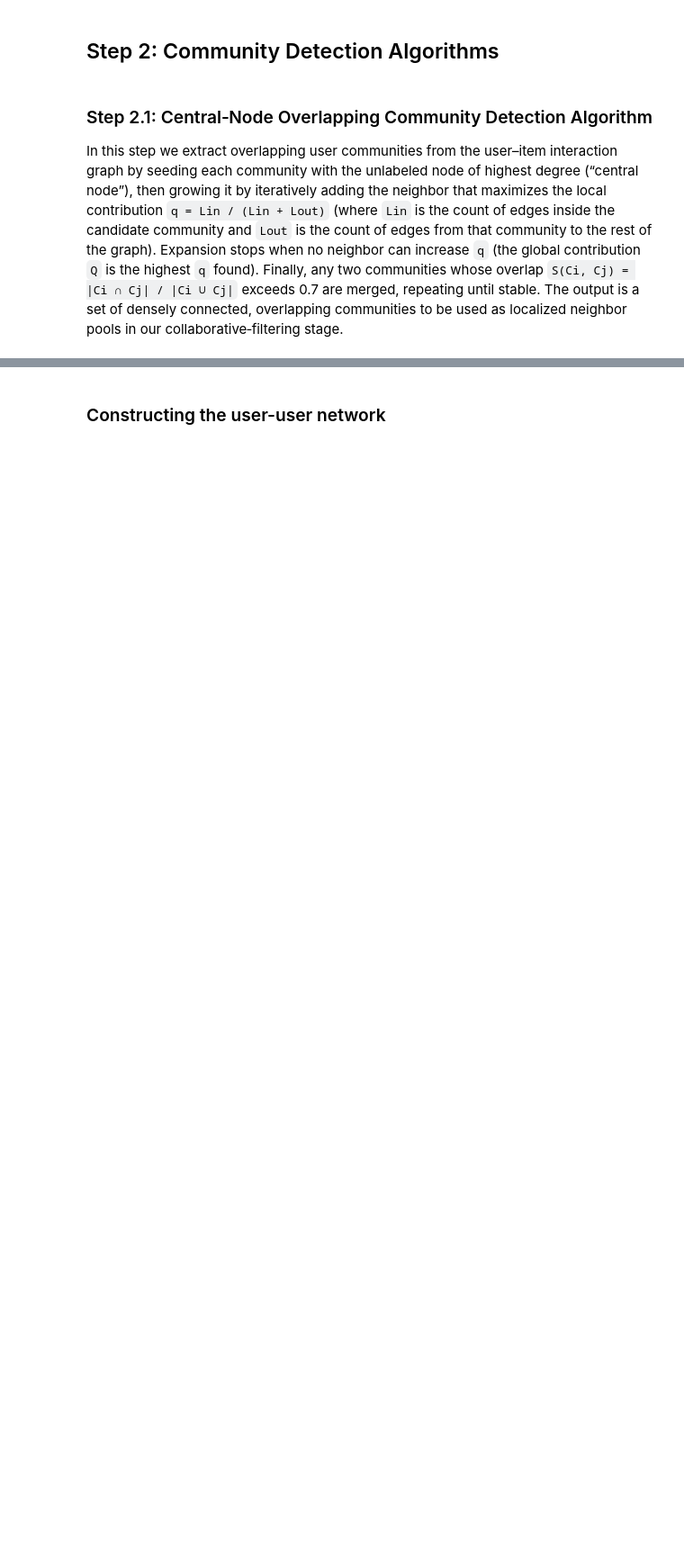
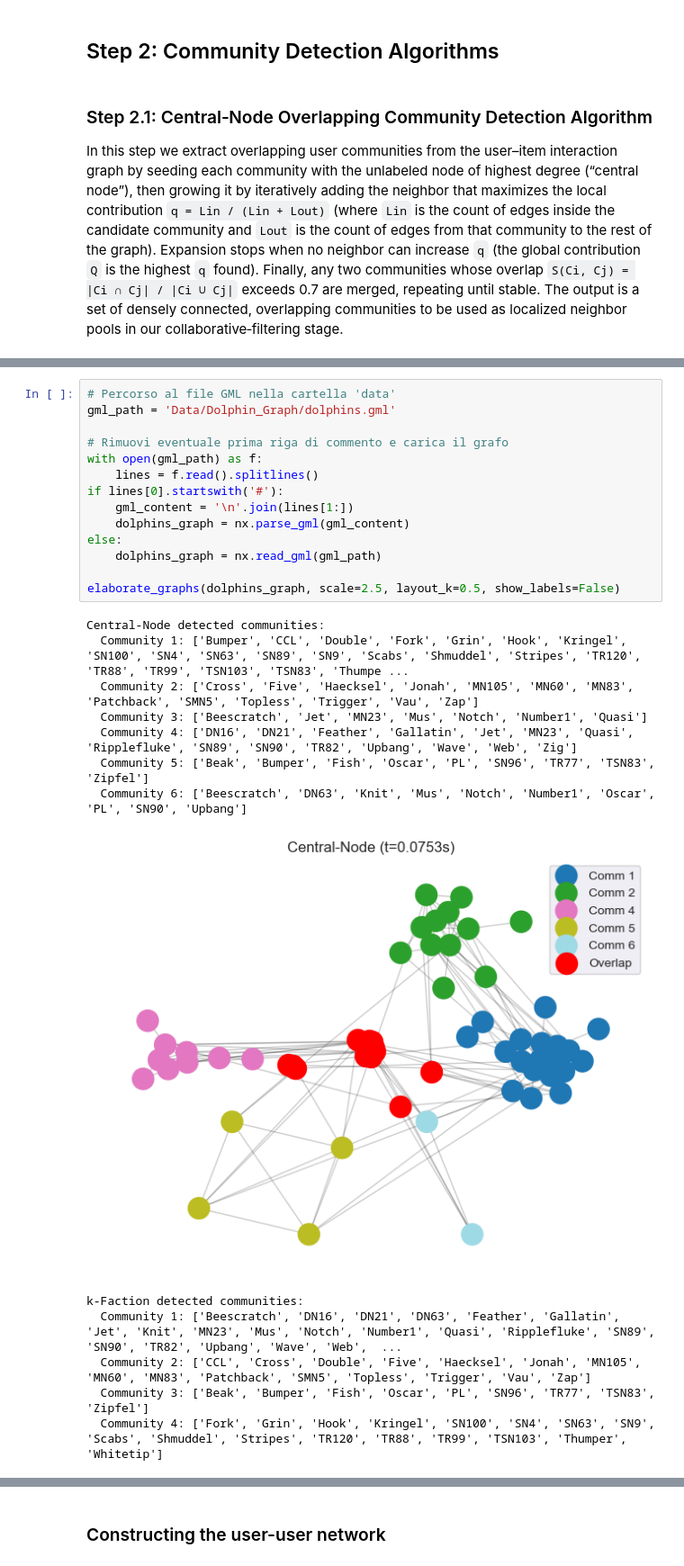
Before and after one commit to MatteoZorzi/RecomenderSystemsProject, a Jupyter notebook: PaperImplementation.ipynb, the cells around one changed output, grey strips where cells are left out. Shown at 90% size. Saved outputs shown, nothing was run; the diff lists cells and outputs as text; blank space fills up the shorter version.

```diff
--- a/PaperImplementation.ipynb
+++ b/PaperImplementation.ipynb
@@ -340,0 +578,28 @@ def k_faction_community_detection(G, k=4, T=0.6, CONN=0.5):
+# %%
+# Percorso al file GML nella cartella 'data'
+gml_path = 'Data/Dolphin_Graph/dolphins.gml'
+
+# Rimuovi eventuale prima riga di commento e carica il grafo
+with open(gml_path) as f:
+    lines = f.read().splitlines()
+if lines[0].startswith('#'):
+    gml_content = '\n'.join(lines[1:])
+    dolphins_graph = nx.parse_gml(gml_content)
+else:
+    dolphins_graph = nx.read_gml(gml_path)
+
+elaborate_graphs(dolphins_graph, scale=2.5, layout_k=0.5, show_labels=False)
+# %% [output]
+Central-Node detected communities:
+  Community 1: ['Bumper', 'CCL', 'Double', 'Fork', 'Grin', 'Hook', 'Kringel', 'SN100', 'SN4', 'SN63', 'SN89', 'SN9', 'Scabs', 'Shmuddel', 'Stripes', 'TR120', 'TR88', 'TR99', 'TSN103', 'TSN83', 'Thumpe ...
+  Community 2: ['Cross', 'Five', 'Haecksel', 'Jonah', 'MN105', 'MN60', 'MN83', 'Patchback', 'SMN5', 'Topless', 'Trigger', 'Vau', 'Zap']
+  Community 3: ['Beescratch', 'Jet', 'MN23', 'Mus', 'Notch', 'Number1', 'Quasi']
+  Community 4: ['DN16', 'DN21', 'Feather', 'Gallatin', 'Jet', 'MN23', 'Quasi', 'Ripplefluke', 'SN89', 'SN90', 'TR82', 'Upbang', 'Wave', 'Web', 'Zig']
+  Community 5: ['Beak', 'Bumper', 'Fish', 'Oscar', 'PL', 'SN96', 'TR77', 'TSN83', 'Zipfel']
+  Community 6: ['Beescratch', 'DN63', 'Knit', 'Mus', 'Notch', 'Number1', 'Oscar', 'PL', 'SN90', 'Upbang']
+[figure, added]
+k-Faction detected communities:
+  Community 1: ['Beescratch', 'DN16', 'DN21', 'DN63', 'Feather', 'Gallatin', 'Jet', 'Knit', 'MN23', 'Mus', 'Notch', 'Number1', 'Quasi', 'Ripplefluke', 'SN89', 'SN90', 'TR82', 'Upbang', 'Wave', 'Web',  ...
+  Community 2: ['CCL', 'Cross', 'Double', 'Five', 'Haecksel', 'Jonah', 'MN105', 'MN60', 'MN83', 'Patchback', 'SMN5', 'Topless', 'Trigger', 'Vau', 'Zap']
+  Community 3: ['Beak', 'Bumper', 'Fish', 'Oscar', 'PL', 'SN96', 'TR77', 'TSN83', 'Zipfel']
+  Community 4: ['Fork', 'Grin', 'Hook', 'Kringel', 'SN100', 'SN4', 'SN63', 'SN9', 'Scabs', 'Shmuddel', 'Stripes', 'TR120', 'TR88', 'TR99', 'TSN103', 'Thumper', 'Whitetip']
```
Also changed, not shown: parts of 19 cells of this notebook, 4 other files.
